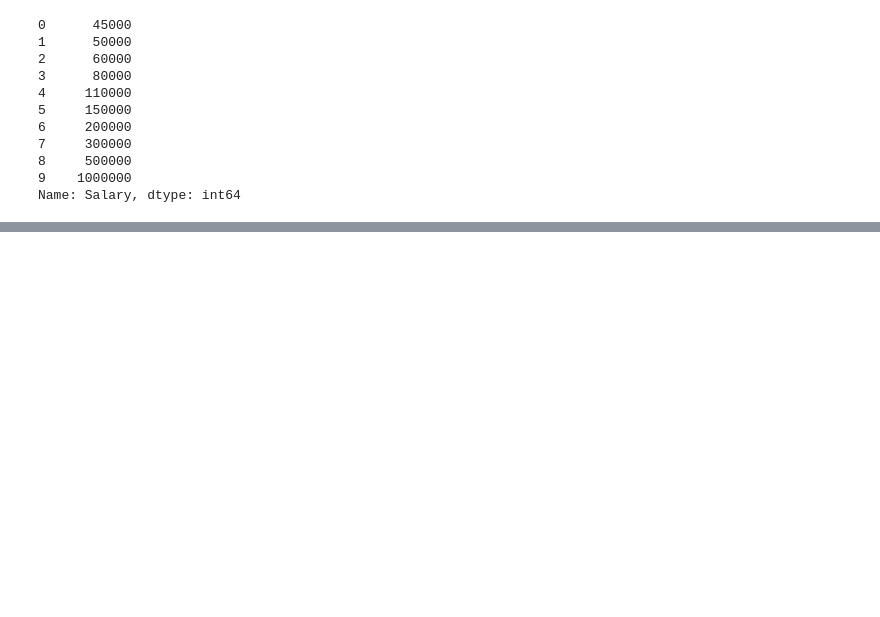
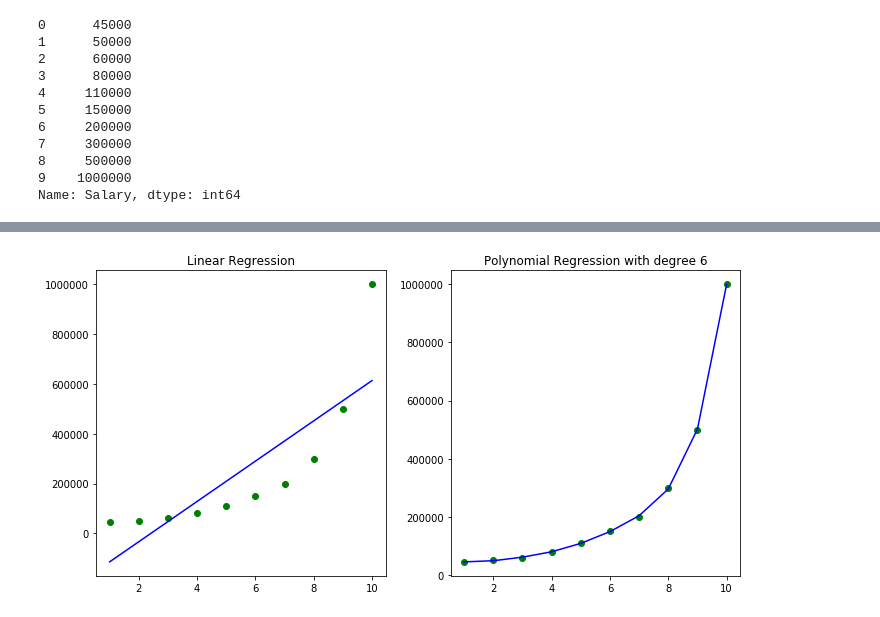
Before and after one commit to noushadkhan01/ML-and-DL-by-SuperDataScience, a Jupyter notebook: Machine-Learning/Part 2 - Regression/Section 6 - Polynomial Regression/Polynomial_Regression_on_Position_salary_dataset.ipynb, the cells around one changed output, grey strips where cells are left out. Saved outputs shown, nothing was run; the diff lists cells and outputs as text; code cells hidden in the pictures; blank space fills up the shorter version.

```diff
--- a/Machine-Learning/Part 2 - Regression/Section 6 - Polynomial Regression/Polynomial_Regression_on_Position_salary_dataset.ipynb
+++ b/Machine-Learning/Part 2 - Regression/Section 6 - Polynomial Regression/Polynomial_Regression_on_Position_salary_dataset.ipynb
@@ -107,0 +113,4 @@ my_visualisation(X, y, 5)
+# %%
+my_visualisation(X, y, degree = 6)
+# %% [output]
+[figure, added]
```
Also changed, not shown: parts of 7 cells of this notebook.
